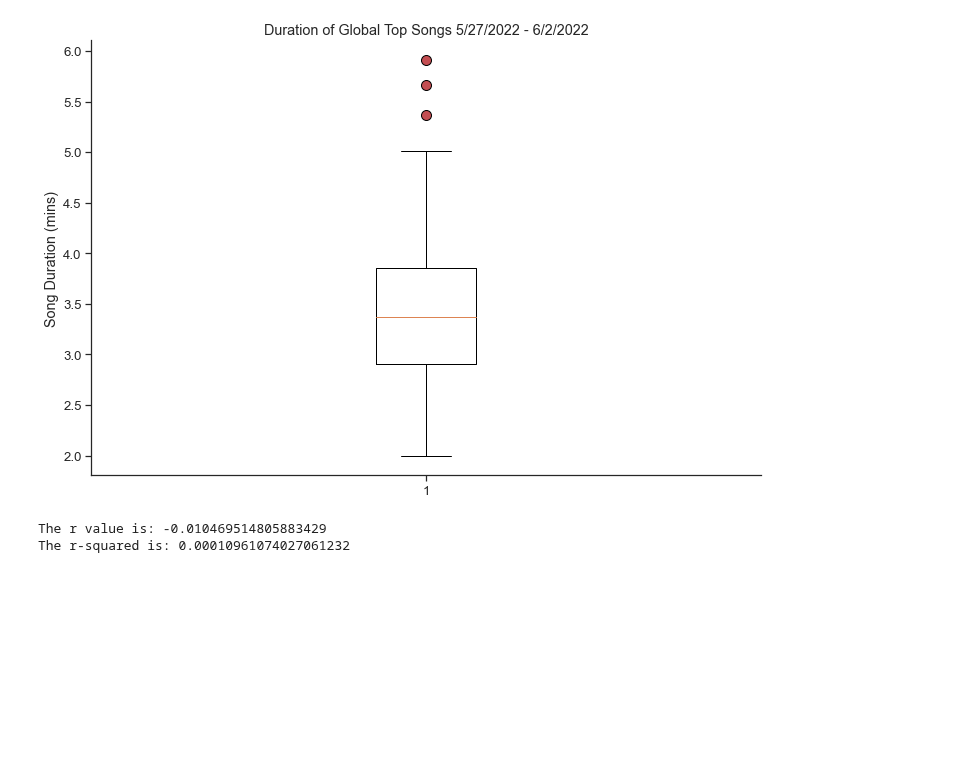
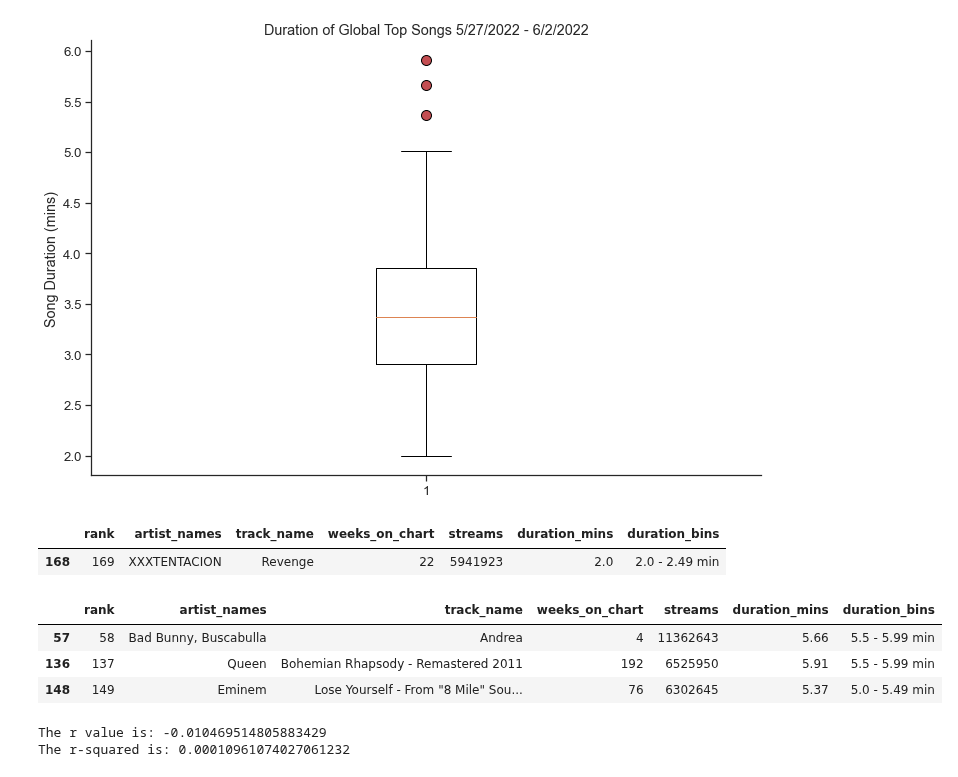
Before and after one commit to mbruns13/project_1_spotify, a Jupyter notebook: song_duration.ipynb, the cells around one changed output. Drawn from its saved outputs; the diff is of its cells as text; code cells hidden in the pictures; blank space fills up the shorter version.

```diff
--- a/song_duration.ipynb
+++ b/song_duration.ipynb
@@ -204,6 +241,21 @@ plt.savefig("images/duration_boxplot.png")
 plt.show()
 # %% [output]
 [figure]
+# %%
+shortest_song = full_track_data.loc[full_track_data["duration_mins"] == 2]
+shortest_song[["rank","artist_names","track_name","weeks_on_chart","streams","duration_mins","duration_bins"]]
+# %% [output]
+|  | rank | artist_names | track_name | weeks_on_chart | streams | duration_mins | duration_bins |
+| 168 | 169 | XXXTENTACION | Revenge | 22 | 5941923 | 2.0 | 2.0 - 2.49 min |
+# %%
+#look at outliers - what genre?
+duration_outliers_df = full_track_data.loc[full_track_data["duration_mins"] > 5.01]
+duration_outliers_df[["rank","artist_names","track_name","weeks_on_chart","streams","duration_mins","duration_bins"]]
+# %% [output]
+|  | rank | artist_names | track_name | weeks_on_chart | streams | duration_mins | duration_bins |
+| 57 | 58 | Bad Bunny, Buscabulla | Andrea | 4 | 11362643 | 5.66 | 5.5 - 5.99 min |
+| 136 | 137 | Queen | Bohemian Rhapsody - Remastered 2011 | 192 | 6525950 | 5.91 | 5.5 - 5.99 min |
+| 148 | 149 | Eminem | Lose Yourself - From "8 Mile" Sou... | 76 | 6302645 | 5.37 | 5.0 - 5.49 min |
 # %%
 xvalues =full_track_data["duration_mins"]
 yvalues = full_track_data["streams"]
```
Also changed, not shown: parts of 7 cells of this notebook, 1 other file.
